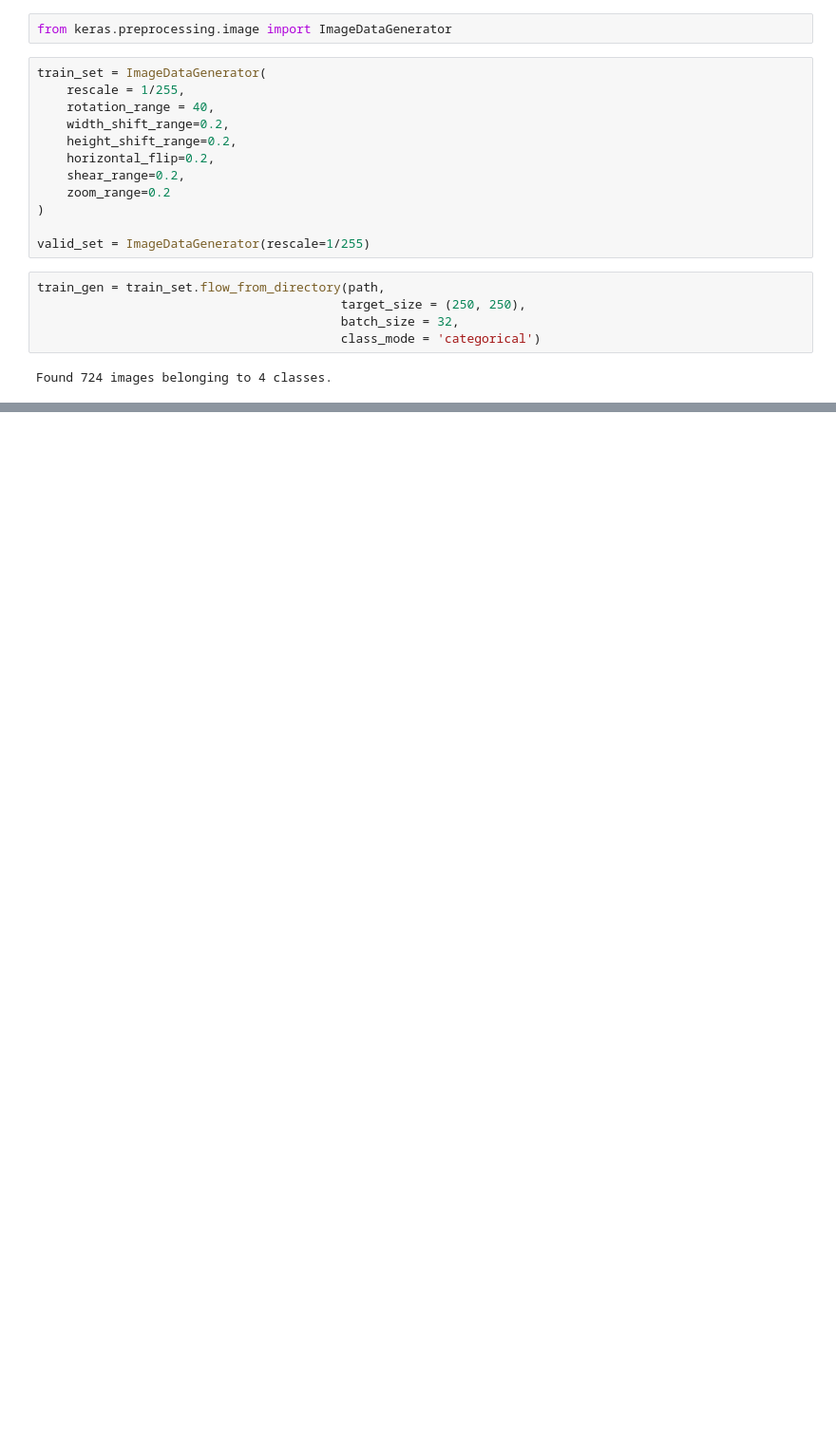
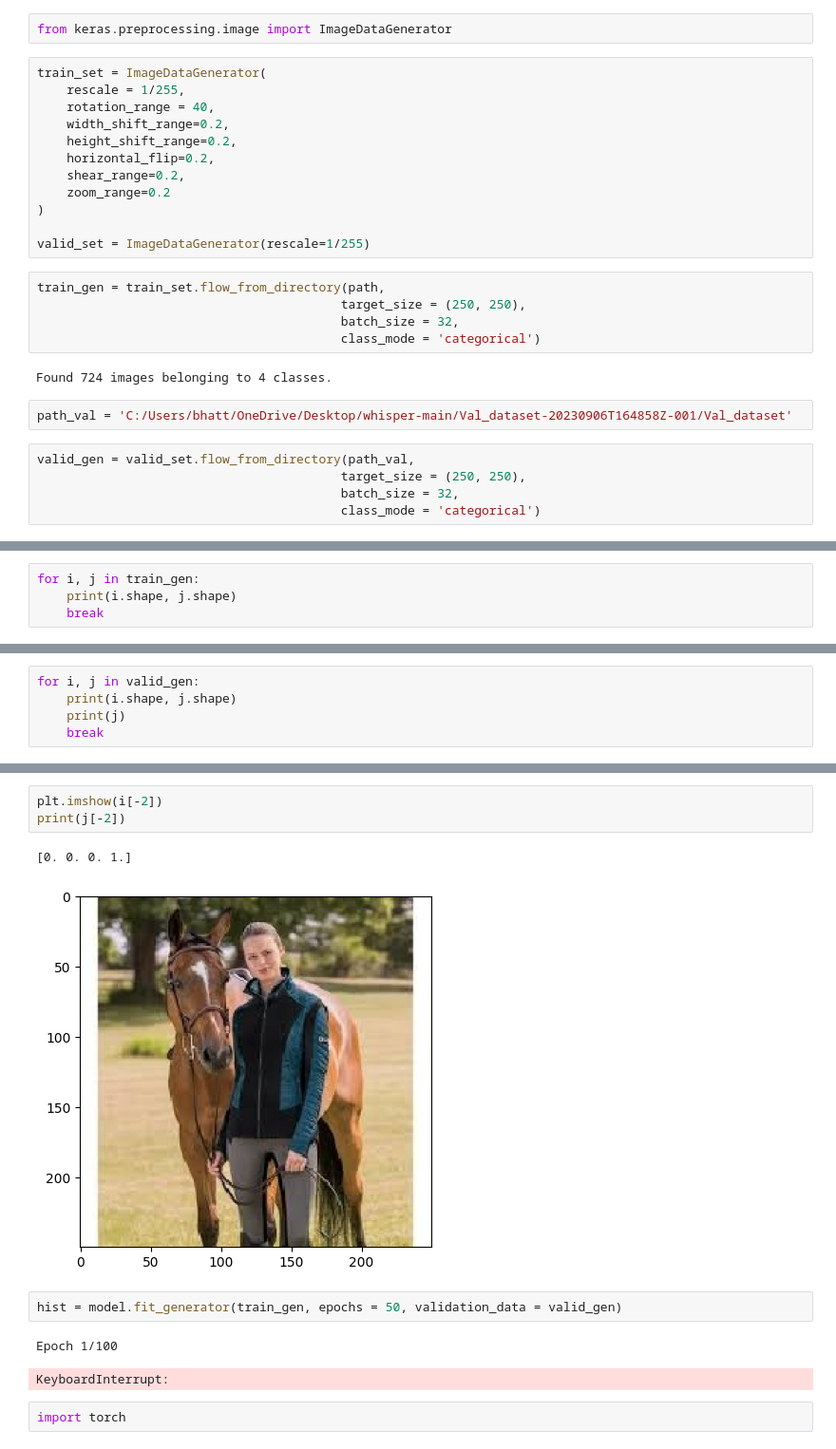
Before and after one commit to Abhijeet399/Data-Science-Live-Batch, a Jupyter notebook: CNN_Horse_Cat_Human_Dog.ipynb, the cells around one changed output, grey strips where cells are left out. Shown: that part at 95% size. Cells and saved outputs as stored; diff of their text form; blank space fills up the shorter version.

```diff
--- a/CNN_Horse_Cat_Human_Dog.ipynb
+++ b/CNN_Horse_Cat_Human_Dog.ipynb
@@ -104,3 +104,10 @@ train_gen = train_set.flow_from_directory(path,
                                          class_mode = 'categorical')
 # %% [output]
 Found 724 images belonging to 4 classes.
+# %%
+path_val = 'C:/Users/bhatt/OneDrive/Desktop/whisper-main/Val_dataset-20230906T164858Z-001/Val_dataset'
+# %%
+valid_gen = valid_set.flow_from_directory(path_val,
+                                         target_size = (250, 250),
+                                         batch_size = 32,
+                                         class_mode = 'categorical')
@@ -106,0 +116,4 @@ Found 724 images belonging to 4 classes.
+# %%
+for i, j in train_gen:
+    print(i.shape, j.shape)
+    break
@@ -106,0 +122,5 @@ Found 724 images belonging to 4 classes.
+# %%
+for i, j in valid_gen:
+    print(i.shape, j.shape)
+    print(j)
+    break
@@ -106,0 +145,13 @@ Found 724 images belonging to 4 classes.
+# %%
+plt.imshow(i[-2])
+print(j[-2])
+# %% [output]
+[0. 0. 0. 1.]
+[figure, added]
+# %%
+hist = model.fit_generator(train_gen, epochs = 50, validation_data = valid_gen)
+# %% [output]
+Epoch 1/100
+KeyboardInterrupt:
+# %%
+import torch
```
Also changed, not shown: parts of 5 cells of this notebook.
